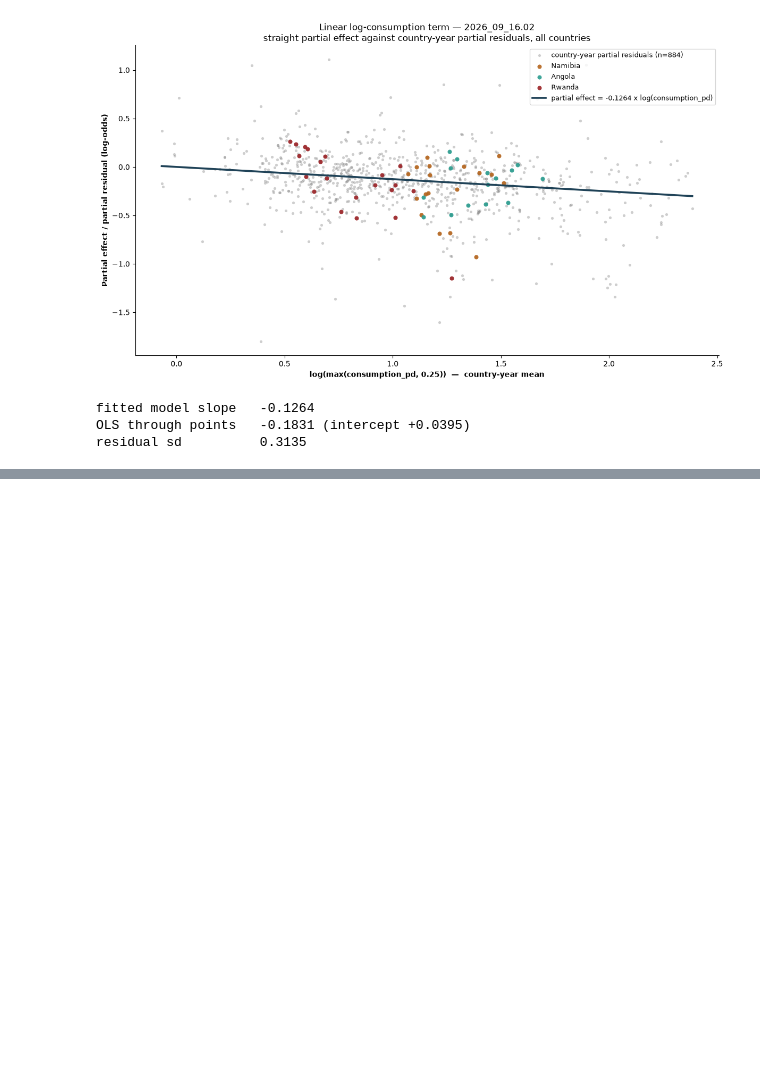
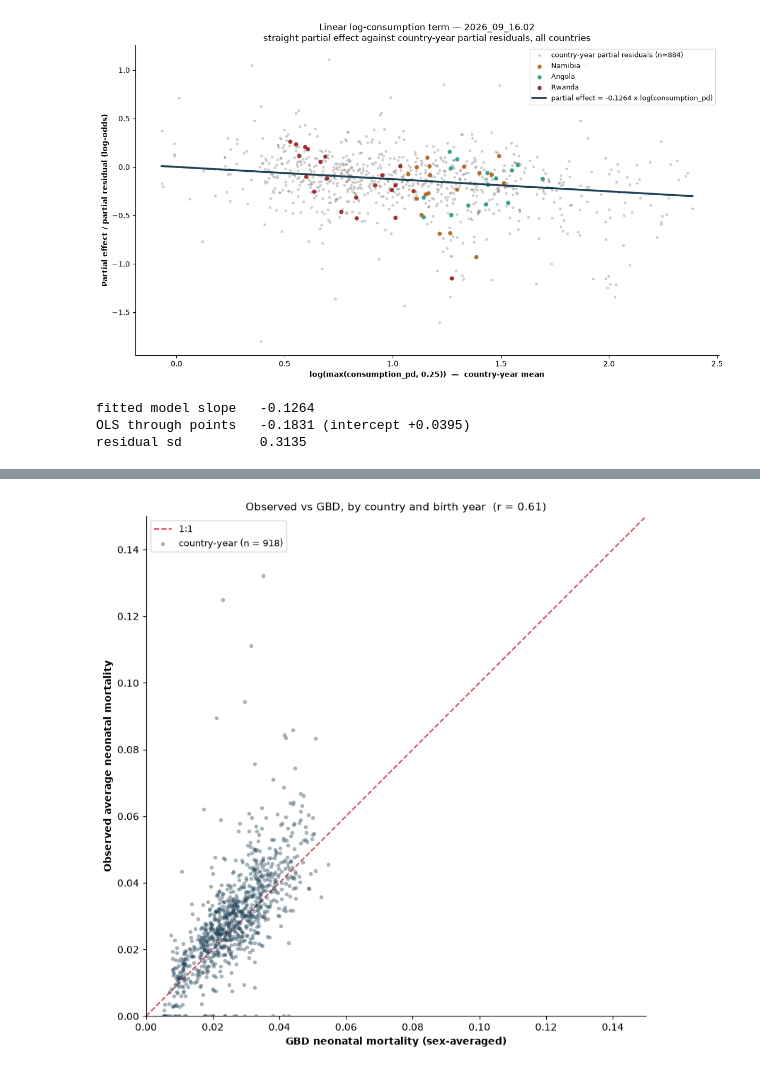
Before and after one commit to ihmeuw/rra-climate-health, a Jupyter notebook: notebooks/neonatal/2026_09_16_neonatal.ipynb, the cells around one changed output, grey strips where cells are left out. Cells and saved outputs as stored; diff of their text form; code cells hidden in the pictures; blank space fills up the shorter version.

```diff
--- a/notebooks/neonatal/2026_09_16_neonatal.ipynb
+++ b/notebooks/neonatal/2026_09_16_neonatal.ipynb
@@ -15,6 +15,7 @@ GBD_FILE = "/mnt/team/rapidresponse/pub/population/modeling/climate_malnutrition
 INFERENCE_FILE_08_03 = "/mnt/team/rapidresponse/pub/population/modeling/climate_malnutrition/neonatal_mortality/results/2026_08_03.03/ssp245.parquet"  # Previous most-recent run
 INFERENCE_FILE_09_14 = "/mnt/team/rapidresponse/pub/population/modeling/climate_malnutrition/neonatal_mortality/results/2026_09_14.01/ssp245.parquet"  # Consumption merged on birth year
 INFERENCE_FILE_09_16 = "/mnt/team/rapidresponse/pub/population/modeling/climate_malnutrition/neonatal_mortality/results/2026_09_16.02/ssp245.parquet"  # linear fit on log consumption per day
+INFERENCE_FILE_09_17 = "/mnt/team/rapidresponse/pub/population/modeling/climate_malnutrition/neonatal_mortality/results/2026_09_17.01/ssp245.parquet"  # linear fit on consumption per day
 PLOT_OUTPUT = "/mnt/team/rapidresponse/pub/population/modeling/climate_malnutrition/neonatal_mortality/plots/"
 # %%
 df_raw = pd.read_parquet(RAW_DATA_PATH)
@@ -1162,0 +1771,88 @@ residual sd          0.3135
+# %%
+# Observed country-year mortality vs GBD ######################################
+# y: the average neonatal mortality actually seen in the training data for that
+#    country and birth year (df_agg_cy, so all 918 cells - no logit is taken
+#    here, which means the zero-death cells that the models drop are kept).
+# x: GBD prevalence for the same country-year, averaged over sex. GBD is indexed
+#    by year_id, so it is joined to birth_year.
+# Axes share one range anchored at 0 and a 1:1 line is drawn, so distance from
+# the diagonal reads directly as disagreement.
+OBS_POINT_COLOR = "#1f4257"
+
+obs_gbd = df_agg_cy[
+    ["ihme_loc_id", "location_name", "birth_year", "neonatal_mortality", "n_births"]
+].merge(
+    pd.read_parquet(GBD_FILE)
+    .reset_index()
+    .groupby(["location_id", "year_id"], as_index=False)["gbd_mean_prevalence"]
+    .mean()
+    .merge(locs[["location_id", "ihme_loc_id"]], on="location_id", how="left")
+    .rename(columns={"year_id": "birth_year", "gbd_mean_prevalence": "gbd"})[
+        ["ihme_loc_id", "birth_year", "gbd"]
+    ],
+    on=["ihme_loc_id", "birth_year"],
+    how="inner",
+)
+
+# Zoomed to the bulk of the data; a handful of tiny-n cells sit above this and
+# are reported below rather than silently dropped.
+AXIS_MAX = 0.15
+lim = (0.0, AXIS_MAX)
+
+fig, ax = plt.subplots(figsize=(8, 8))
+ax.plot(lim, lim, color="#d1495b", lw=1.4, ls="--", zorder=1, label="1:1")
+ax.scatter(
+    obs_gbd["gbd"],
+    obs_gbd["neonatal_mortality"],
+    s=16,
+    alpha=0.4,
+    color=OBS_POINT_COLOR,
+    linewidths=0,
+    zorder=2,
+    label=f"country-year (n = {len(obs_gbd):,})",
+)
+r = obs_gbd[["gbd", "neonatal_mortality"]].corr().iloc[0, 1]
+ax.set_xlim(*lim)
+ax.set_ylim(*lim)
+ax.set_aspect("equal")
+ax.set_xlabel("GBD neonatal mortality (sex-averaged)", fontweight="bold")
+ax.set_ylabel("Observed average neonatal mortality", fontweight="bold")
+ax.set_title(f"Observed vs GBD, by country and birth year  (r = {r:.2f})", fontsize=11)
+ax.set_axisbelow(True)
+for side in ("top", "right"):
+    ax.spines[side].set_visible(False)
+ax.legend(loc="upper left", fontsize=9)
+fig.tight_layout()
+
+plot_path = f"{PLOT_OUTPUT}observed_vs_gbd_country_year.pdf"
+fig.savefig(plot_path, bbox_inches="tight")
+print(f"Saved {plot_path}")
+plt.show()
+
+_clipped = obs_gbd[
+    (obs_gbd["neonatal_mortality"] > AXIS_MAX) | (obs_gbd["gbd"] > AXIS_MAX)
+]
+if len(_clipped):
+    print(f"note: {len(_clipped)} country-year(s) fall outside the {AXIS_MAX} axes:")
+    print(
+        _clipped[
+            ["location_name", "birth_year", "neonatal_mortality", "gbd", "n_births"]
+        ]
+        .sort_values("neonatal_mortality", ascending=False)
+        .round(4)
+        .to_string(index=False)
+    )
+
+obs_gbd["difference"] = obs_gbd["neonatal_mortality"] - obs_gbd["gbd"]
+print(
+    obs_gbd[["neonatal_mortality", "gbd", "difference"]]
+    .describe()
+    .loc[["count", "mean", "std", "min", "max"]]
+    .round(4)
+    .to_string()
+)
+print(
+    f"\nobserved above GBD in {100 * (obs_gbd['difference'] > 0).mean():.1f}% of "
+    f"country-years;  mean difference {obs_gbd['difference'].mean():+.4f}"
+)
+# %% [output]
@@ -1162,0 +1860 @@ residual sd          0.3135
+[figure, added]
```
Also changed, not shown: parts of 11 cells of this notebook, 1 other file.
